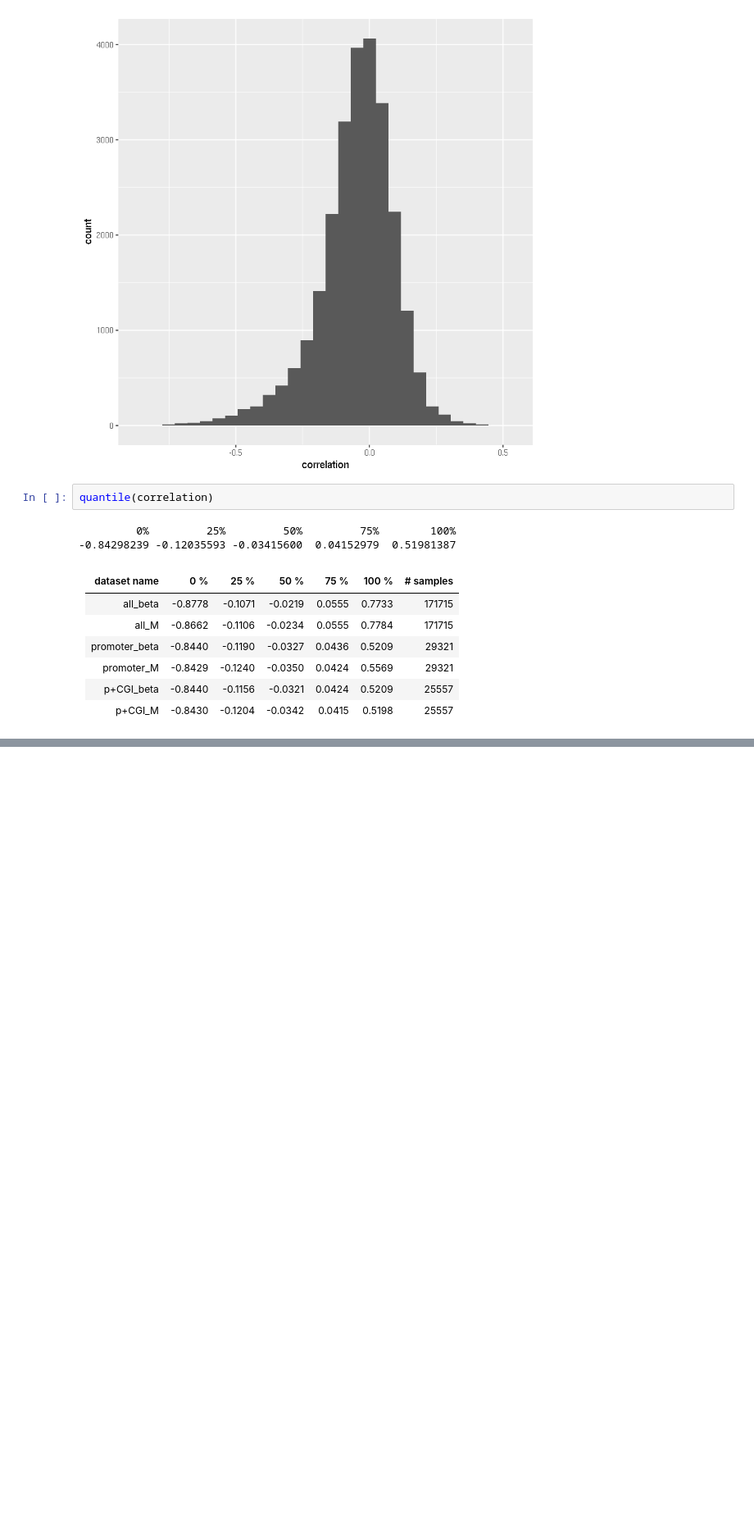
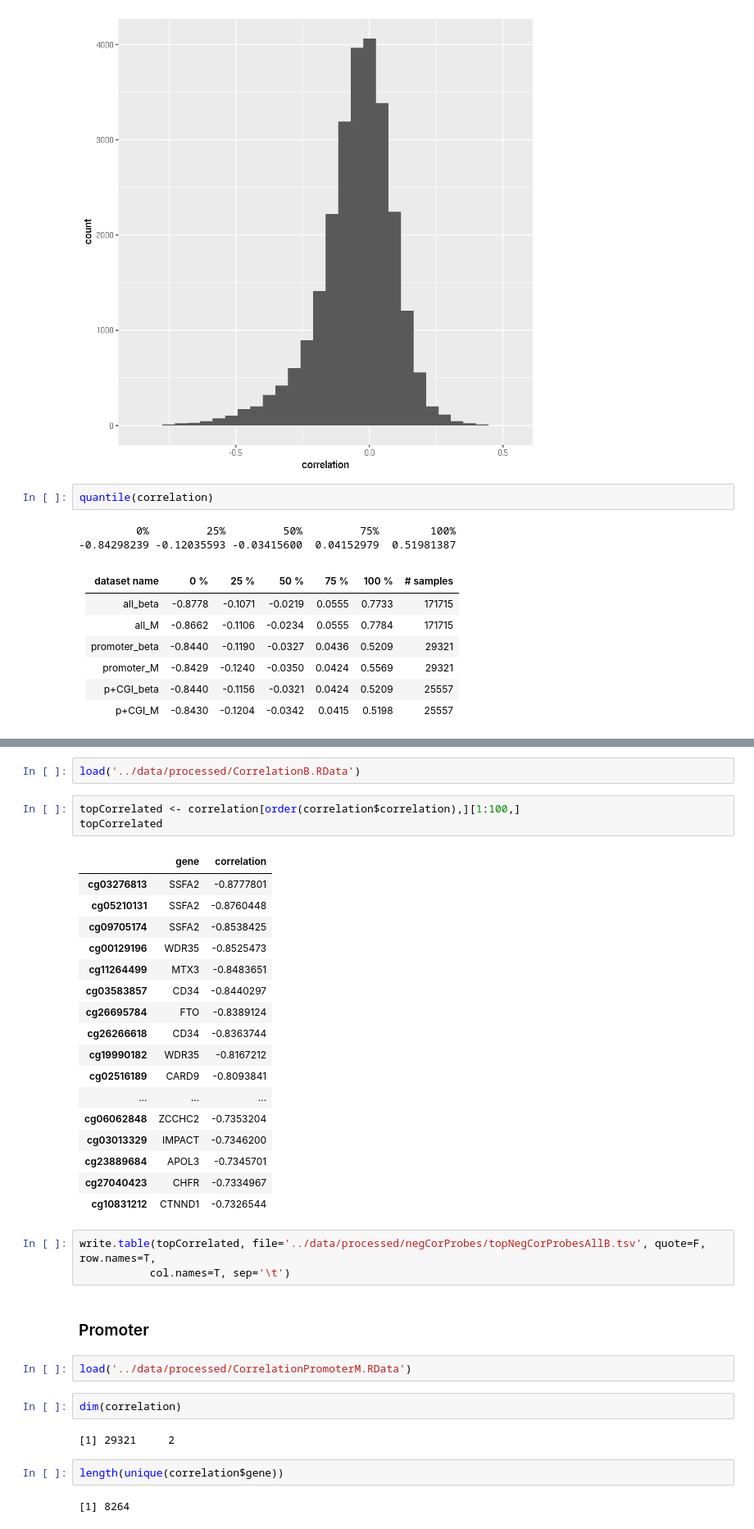
Before and after one commit to Mamie/MethylationPrediction, a Jupyter notebook: notes/promoter-region-methylation-RNAseq-correlation.ipynb, the cells around one changed output, grey strips where cells are left out. Shown at 82% size. Drawn from its saved outputs; the diff is of its cells as text; blank space fills up the shorter version.

```diff
--- a/notes/promoter-region-methylation-RNAseq-correlation.ipynb
+++ b/notes/promoter-region-methylation-RNAseq-correlation.ipynb
@@ -206,0 +282,38 @@ quantile(correlation)
+# %%
+load('../data/processed/CorrelationB.RData')
+# %%
+topCorrelated <- correlation[order(correlation$correlation),][1:100,]
+topCorrelated
+# %% [output]
+|  | gene | correlation |
+| cg03276813 | SSFA2 | -0.8777801 |
+| cg05210131 | SSFA2 | -0.8760448 |
+| cg09705174 | SSFA2 | -0.8538425 |
+| cg00129196 | WDR35 | -0.8525473 |
+| cg11264499 | MTX3 | -0.8483651 |
+| cg03583857 | CD34 | -0.8440297 |
+| cg26695784 | FTO | -0.8389124 |
+| cg26266618 | CD34 | -0.8363744 |
+| cg19990182 | WDR35 | -0.8167212 |
+| cg02516189 | CARD9 | -0.8093841 |
+| ... | ... | ... |
+| cg06062848 | ZCCHC2 | -0.7353204 |
+| cg03013329 | IMPACT | -0.7346200 |
+| cg23889684 | APOL3 | -0.7345701 |
+| cg27040423 | CHFR | -0.7334967 |
+| cg10831212 | CTNND1 | -0.7326544 |
+# %%
+write.table(topCorrelated, file='../data/processed/negCorProbes/topNegCorProbesAllB.tsv', quote=F, row.names=T,
+           col.names=T, sep='\t')
+# %% [markdown]
+### Promoter
+# %%
+load('../data/processed/CorrelationPromoterM.RData')
+# %%
+dim(correlation)
+# %% [output]
+[1] 29321     2
+# %%
+length(unique(correlation$gene))
+# %% [output]
+[1] 8264
```
Also changed, not shown: parts of 29 cells of this notebook.
